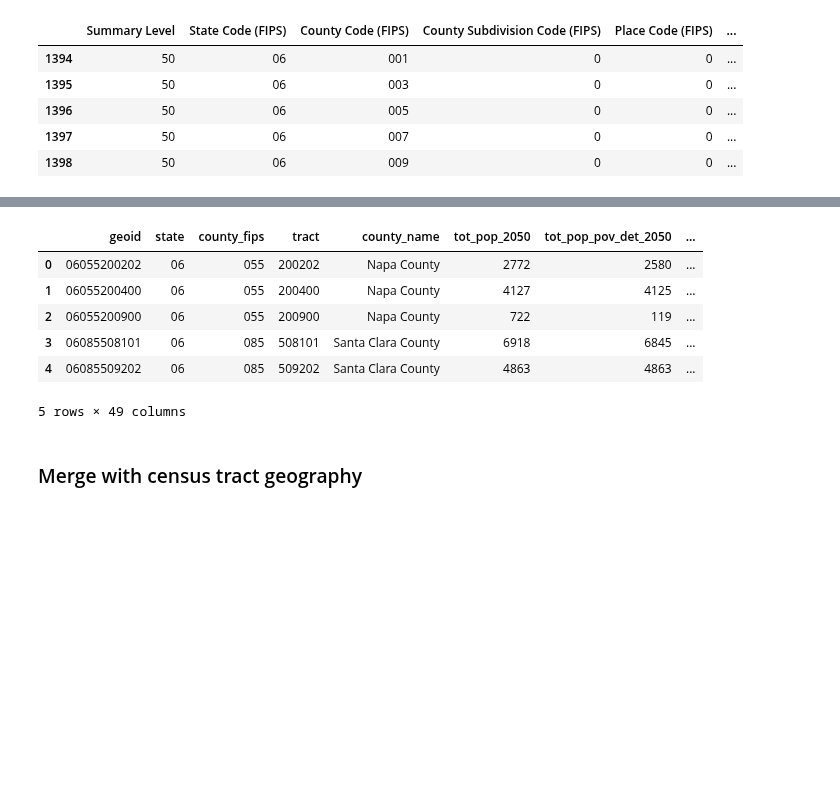
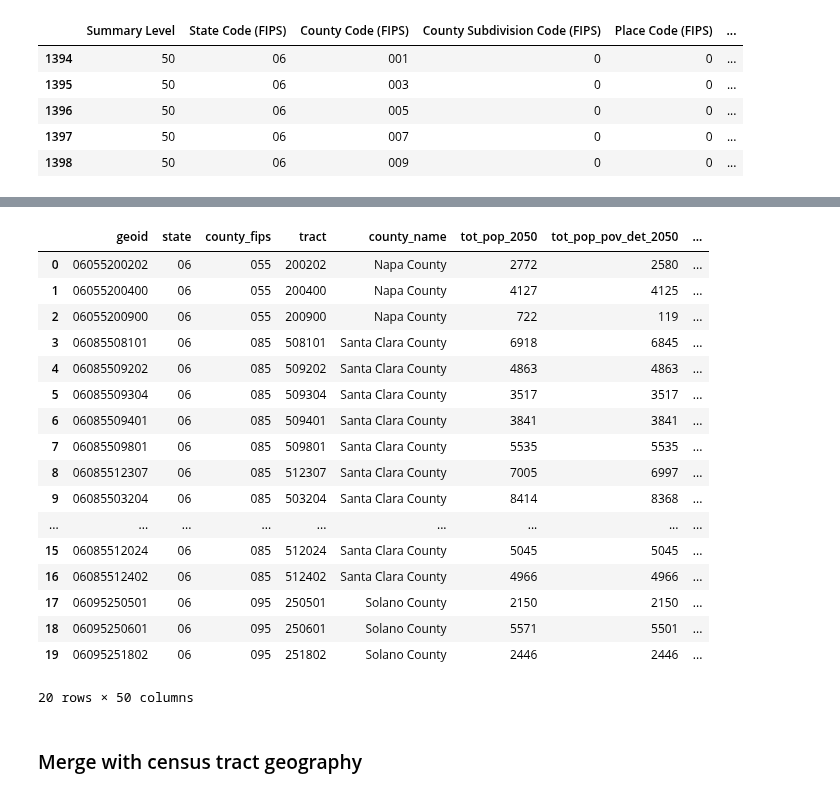
Before and after one commit to BayAreaMetro/Spatial-Analysis-Mapping-Projects, a Jupyter notebook: Project-Documentation/Communities-of-Concern/COC Diff ACS 2014 and ACS 2018.ipynb, the cells around one changed output, grey strips where cells are left out. Cells and saved outputs as stored; diff of their text form; code cells hidden in the pictures; blank space fills up the shorter version.

```diff
--- a/Project-Documentation/Communities-of-Concern/COC Diff ACS 2014 and ACS 2018.ipynb
+++ b/Project-Documentation/Communities-of-Concern/COC Diff ACS 2014 and ACS 2018.ipynb
@@ -200,14 +200,25 @@ cols = ['geoid',
 
 coc_qa_qc = acs_2014_2016_2018_compare_geo[cols].copy()
 # %%
-coc_qa_qc.head(5)
+coc_qa_qc.head(20)
 # %% [output]
 |  | geoid | state | county_fips | tract | county_name | tot_pop_2050 | tot_pop_pov_det_2050 | ... |
 | 0 | 06055200202 | 06 | 055 | 200202 | Napa County | 2772 | 2580 | ... |
 | 1 | 06055200400 | 06 | 055 | 200400 | Napa County | 4127 | 4125 | ... |
 | 2 | 06055200900 | 06 | 055 | 200900 | Napa County | 722 | 119 | ... |
 | 3 | 06085508101 | 06 | 085 | 508101 | Santa Clara County | 6918 | 6845 | ... |
 | 4 | 06085509202 | 06 | 085 | 509202 | Santa Clara County | 4863 | 4863 | ... |
+| 5 | 06085509304 | 06 | 085 | 509304 | Santa Clara County | 3517 | 3517 | ... |
+| 6 | 06085509401 | 06 | 085 | 509401 | Santa Clara County | 3841 | 3841 | ... |
+| 7 | 06085509801 | 06 | 085 | 509801 | Santa Clara County | 5535 | 5535 | ... |
+| 8 | 06085512307 | 06 | 085 | 512307 | Santa Clara County | 7005 | 6997 | ... |
+| 9 | 06085503204 | 06 | 085 | 503204 | Santa Clara County | 8414 | 8368 | ... |
+| ... | ... | ... | ... | ... | ... | ... | ... | ... |
+| 15 | 06085512024 | 06 | 085 | 512024 | Santa Clara County | 5045 | 5045 | ... |
+| 16 | 06085512402 | 06 | 085 | 512402 | Santa Clara County | 4966 | 4966 | ... |
+| 17 | 06095250501 | 06 | 095 | 250501 | Solano County | 2150 | 2150 | ... |
+| 18 | 06095250601 | 06 | 095 | 250601 | Solano County | 5571 | 5501 | ... |
+| 19 | 06095251802 | 06 | 095 | 251802 | Solano County | 2446 | 2446 | ... |
-5 rows × 49 columns
+20 rows × 50 columns
 # %%
 coc_qa_qc['gain_loss_acs2016_pba2050'] = coc_qa_qc['coc_flag_pba2050'] - coc_qa_qc['coc_flag_acs2016']
```
Also changed, not shown: parts of 1 cell of this notebook.
